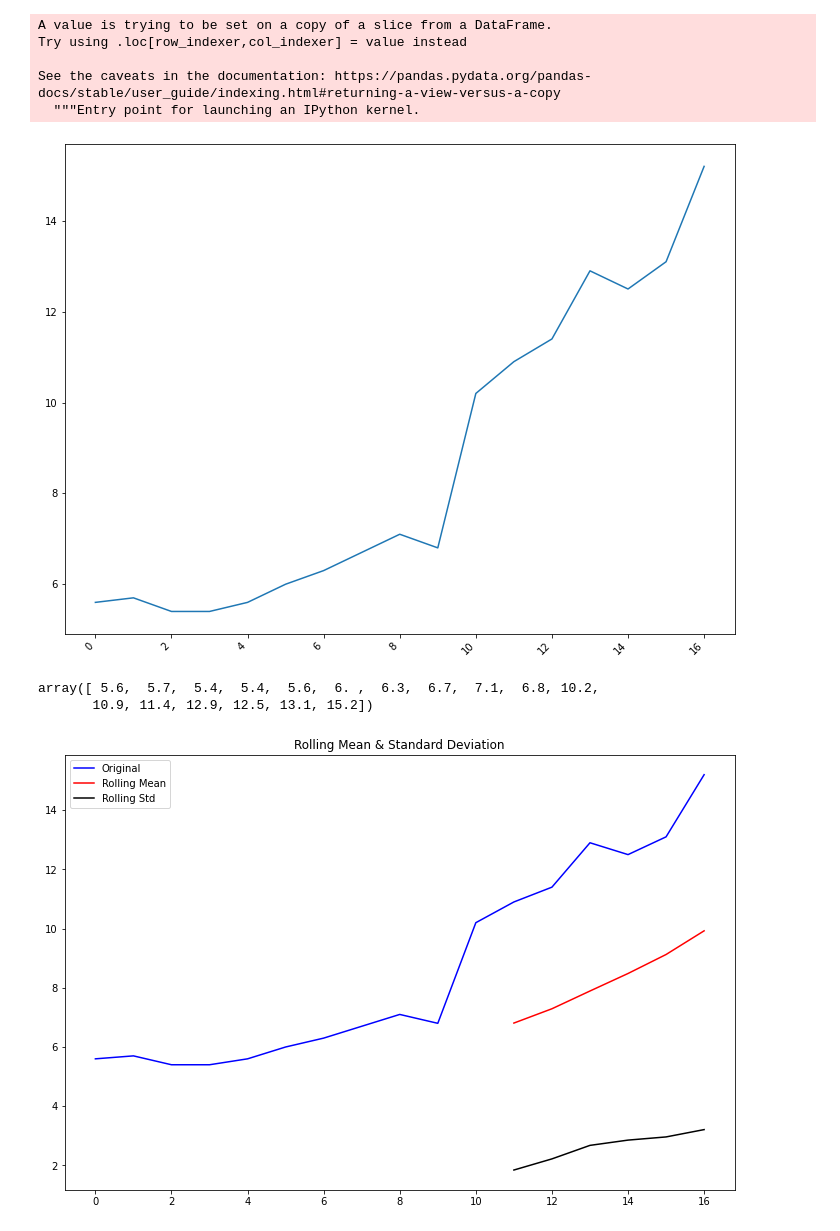
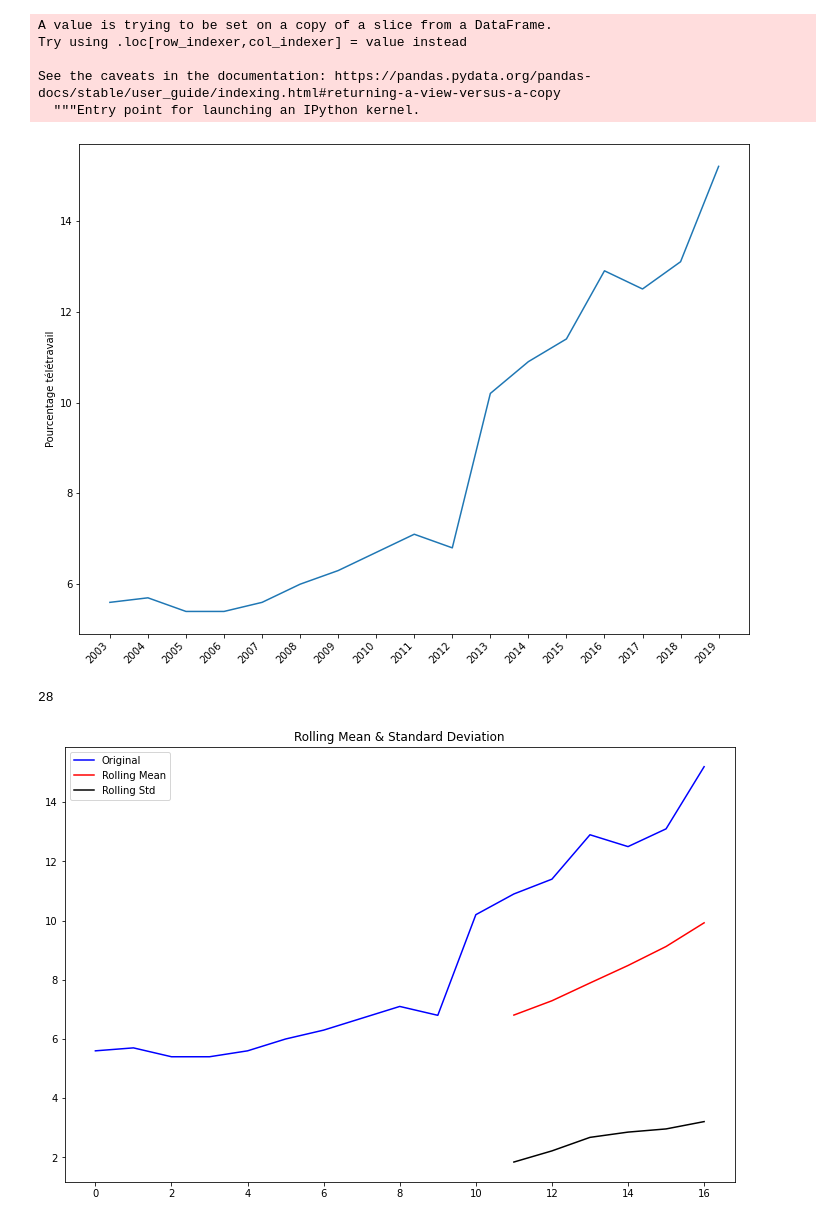
Before and after one commit to mamadcamzis/filRouge, a Jupyter notebook: src/ml.ipynb, the cells around one changed output. Cells and saved outputs as stored; diff of their text form; code cells hidden in the pictures.

```diff
--- a/src/ml.ipynb
+++ b/src/ml.ipynb
@@ -520,15 +562,16 @@ X = age_freq_sexe_statut_smt[age_freq_sexe_statut_smt['Année'] >= 2003]['Valeur
 # %%
 fig = plt.figure(figsize=(12, 10))
 plt.plot(X)
-annee = age_freq_sexe_statut.Année.values
+annee = range(2003, 2020, 1)
+plt.xticks(range(17), annee)
+plt.ylabel('Pourcentage télétravail')
 fig.autofmt_xdate(rotation=45)
 # %% [output]
-[figure, old version]
+[figure, new version]
-# %%
-X
-# %% [output]
-array([ 5.6,  5.7,  5.4,  5.4,  5.6,  6. ,  6.3,  6.7,  7.1,  6.8, 10.2,
-       10.9, 11.4, 12.9, 12.5, 13.1, 15.2])
+# %%
+len(annee)
+# %% [output]
+28
 # %%
 from statsmodels.tsa.stattools import adfuller
 def test_stationarity(timeseries):
```
Also changed, not shown: parts of 45 cells of this notebook.
